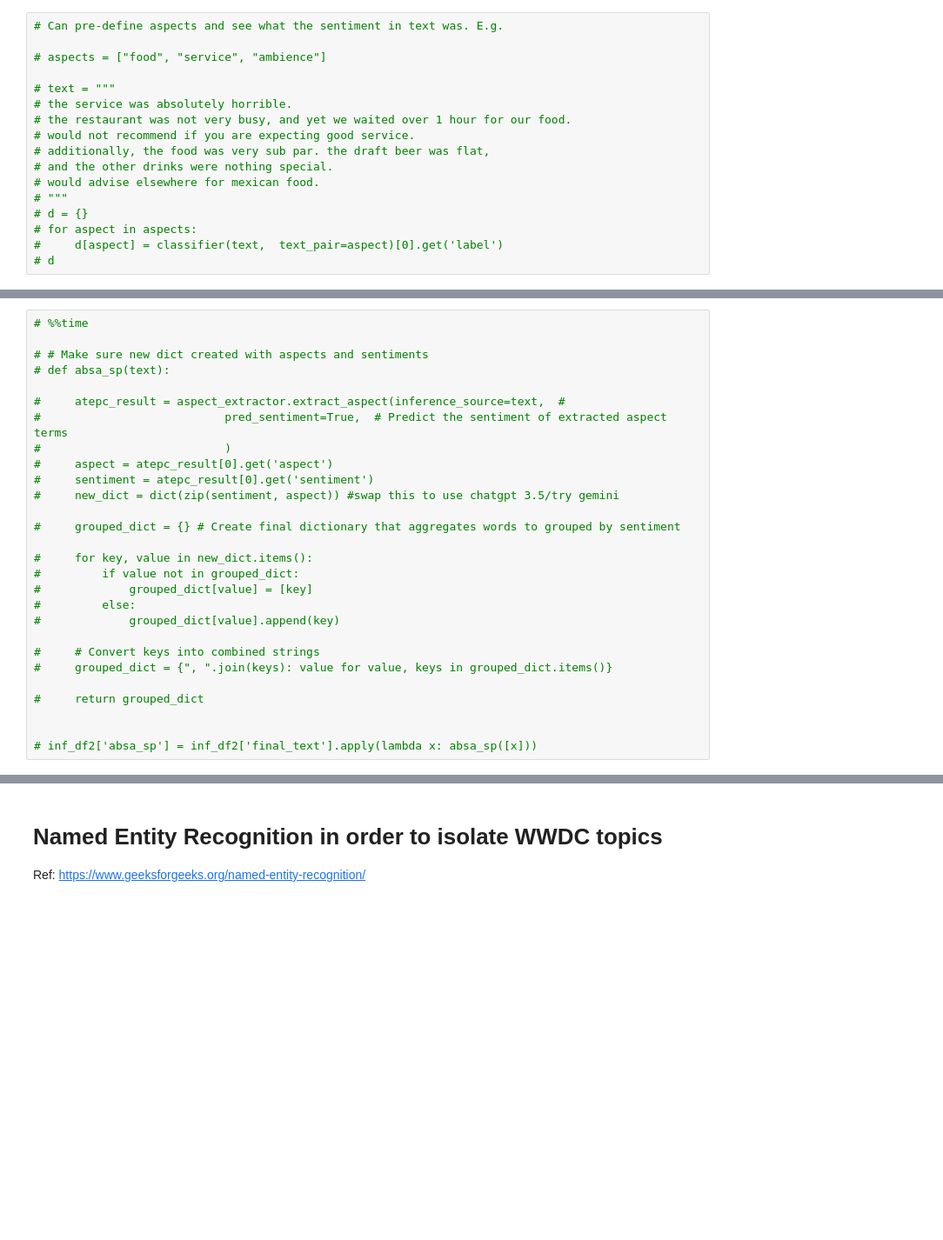
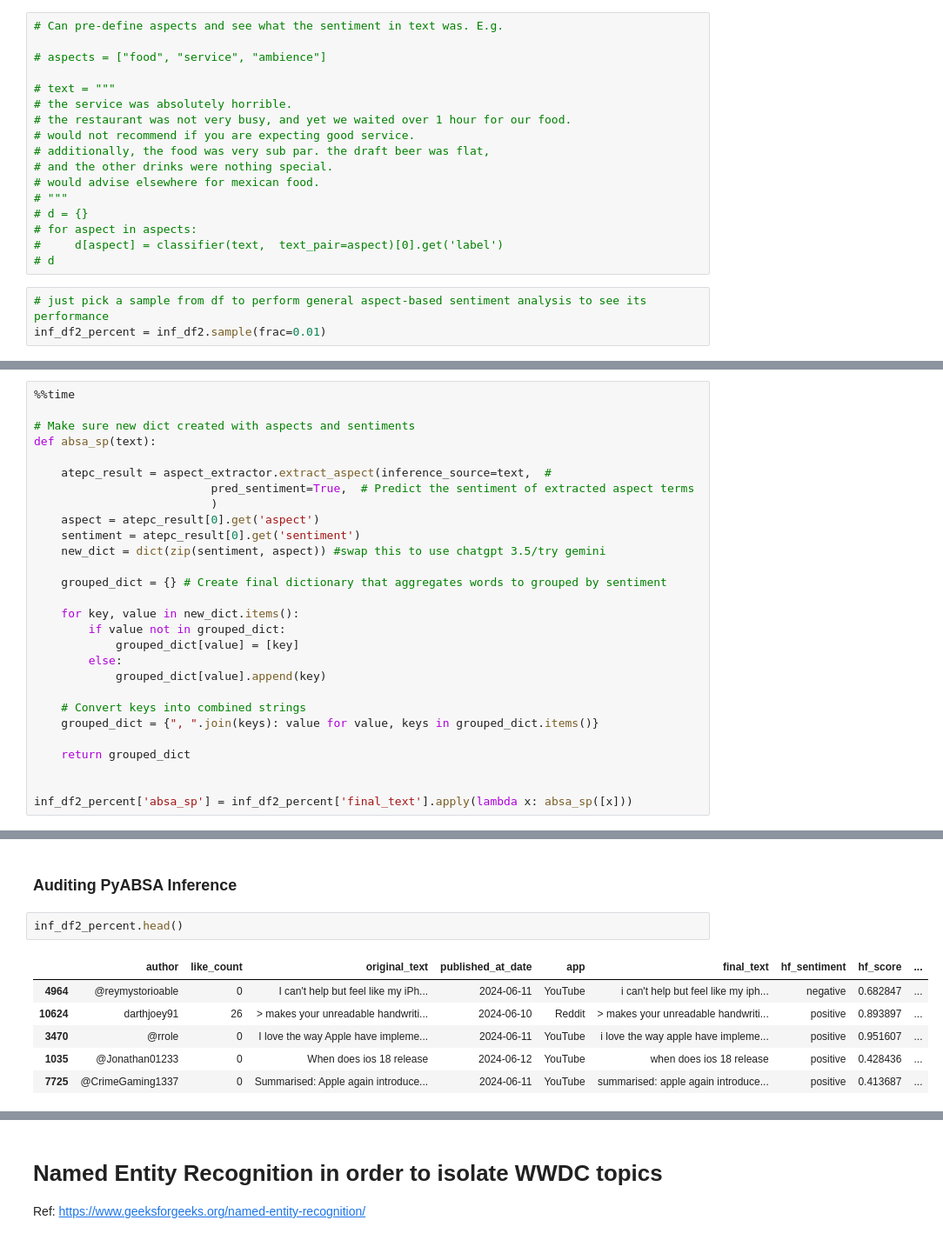
Before and after one commit to mindyng/2024-Business-Projects, a Jupyter notebook: wwdc-2024-sentiment-analysis.ipynb, the cells around one changed output, grey strips where cells are left out. Shown at 87% size. Cells and saved outputs as stored; diff of their text form; blank space fills up the shorter version.

```diff
--- a/wwdc-2024-sentiment-analysis.ipynb
+++ b/wwdc-2024-sentiment-analysis.ipynb
@@ -1094,3 +1101,6 @@ The `ipykernel.comm.Comm` class has been deprecated. Please use the `comm` modul
 # for aspect in aspects:
 #     d[aspect] = classifier(text,  text_pair=aspect)[0].get('label')
 # d
+# %%
+# just pick a sample from df to perform general aspect-based sentiment analysis to see its performance
+inf_df2_percent = inf_df2.sample(frac=0.01)
@@ -1152,30 +1170,30 @@ The `ipykernel.comm.Comm` class has been deprecated. Please use the `comm` modul
 # # Show the plot
 # plt.show()
 # %%
-# %%time
+%%time
 
-# # Make sure new dict created with aspects and sentiments
-# def absa_sp(text):
+# Make sure new dict created with aspects and sentiments
+def absa_sp(text):
 
-#     atepc_result = aspect_extractor.extract_aspect(inference_source=text,  #
-#                           pred_sentiment=True,  # Predict the sentiment of extracted aspect terms
-#                           )
-#     aspect = atepc_result[0].get('aspect')
-#     sentiment = atepc_result[0].get('sentiment')
-#     new_dict = dict(zip(sentiment, aspect)) #swap this to use chatgpt 3.5/try gemini
+    atepc_result = aspect_extractor.extract_aspect(inference_source=text,  #
+                          pred_sentiment=True,  # Predict the sentiment of extracted aspect terms
+                          )
+    aspect = atepc_result[0].get('aspect')
+    sentiment = atepc_result[0].get('sentiment')
+    new_dict = dict(zip(sentiment, aspect)) #swap this to use chatgpt 3.5/try gemini
 
-#     grouped_dict = {} # Create final dictionary that aggregates words to grouped by sentiment
+    grouped_dict = {} # Create final dictionary that aggregates words to grouped by sentiment
 
-#     for key, value in new_dict.items():
-#         if value not in grouped_dict:
-#             grouped_dict[value] = [key]
-#         else:
-#             grouped_dict[value].append(key)
+    for key, value in new_dict.items():
+        if value not in grouped_dict:
+            grouped_dict[value] = [key]
+        else:
+            grouped_dict[value].append(key)
 
-#     # Convert keys into combined strings
-#     grouped_dict = {", ".join(keys): value for value, keys in grouped_dict.items()}
+    # Convert keys into combined strings
+    grouped_dict = {", ".join(keys): value for value, keys in grouped_dict.items()}
 
-#     return grouped_dict
+    return grouped_dict
 
 
-# inf_df2['absa_sp'] = inf_df2['final_text'].apply(lambda x: absa_sp([x]))
+inf_df2_percent['absa_sp'] = inf_df2_percent['final_text'].apply(lambda x: absa_sp([x]))
@@ -1181,0 +1218,11 @@ The `ipykernel.comm.Comm` class has been deprecated. Please use the `comm` modul
+# %% [markdown]
+### Auditing PyABSA Inference
+# %%
+inf_df2_percent.head()
+# %% [output]
+|  | author | like_count | original_text | published_at_date | app | final_text | hf_sentiment | hf_score | ... |
+| 4964 | @reymystorioable | 0 | I can't help but feel like my iPh... | 2024-06-11 | YouTube | i can't help but feel like my iph... | negative | 0.682847 | ... |
+| 10624 | darthjoey91 | 26 | > makes your unreadable handwriti... | 2024-06-10 | Reddit | > makes your unreadable handwriti... | positive | 0.893897 | ... |
+| 3470 | @rrole | 0 | I love the way Apple have impleme... | 2024-06-11 | YouTube | i love the way apple have impleme... | positive | 0.951607 | ... |
+| 1035 | @Jonathan01233 | 0 | When does ios 18 release | 2024-06-12 | YouTube | when does ios 18 release | positive | 0.428436 | ... |
+| 7725 | @CrimeGaming1337 | 0 | Summarised: Apple again introduce... | 2024-06-11 | YouTube | summarised: apple again introduce... | positive | 0.413687 | ... |
```
Also changed, not shown: parts of 47 cells of this notebook.
